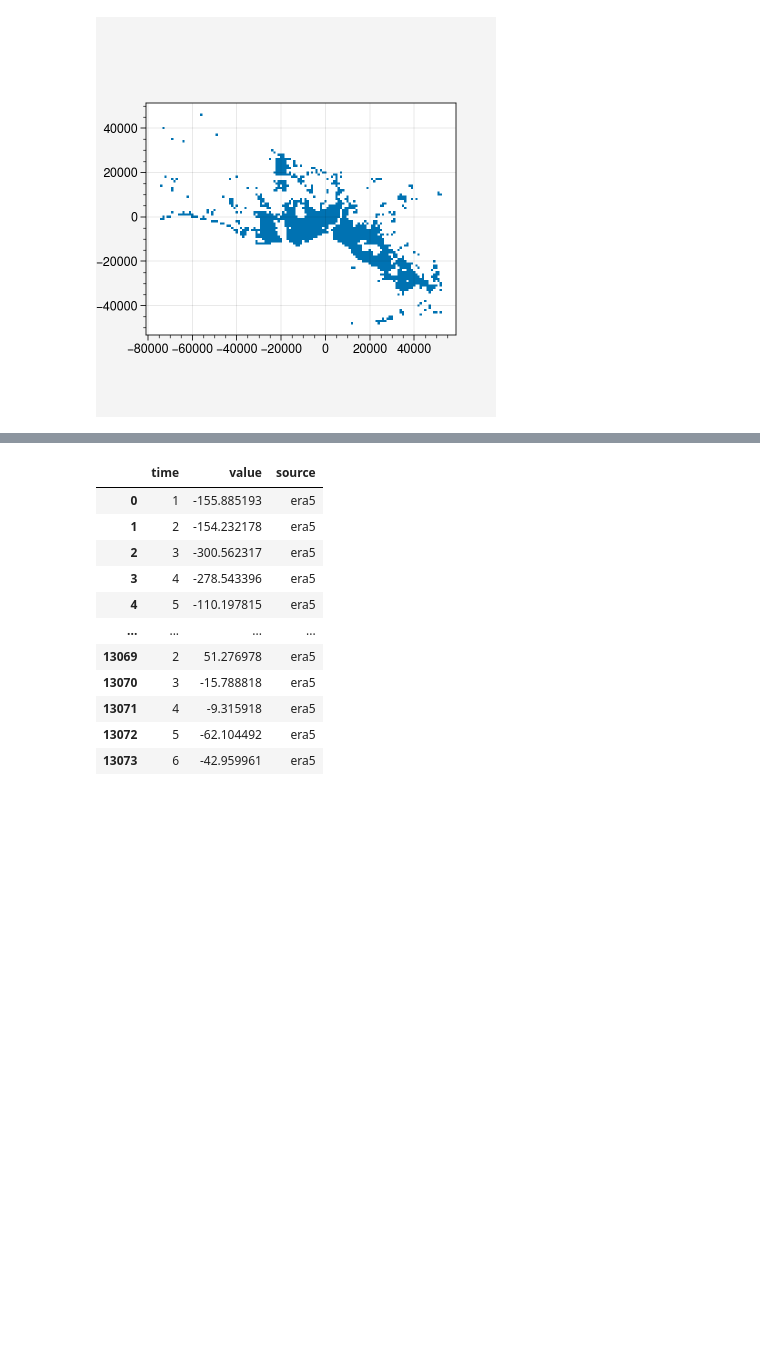
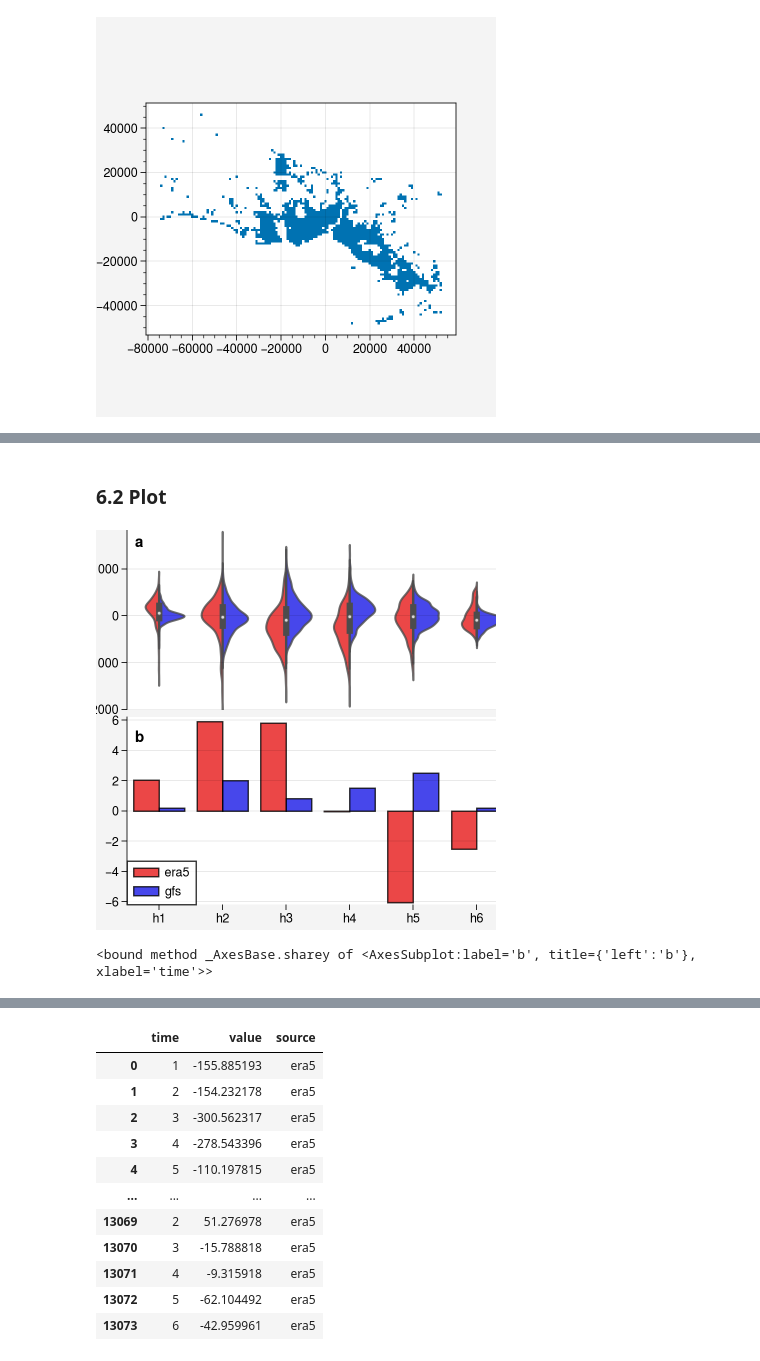
Before and after one commit to donmezkutay/Urban-Precipitation-Article-Istanbul, a Jupyter notebook: combined_IVT_difference_urban_borders.ipynb, the cells around one changed output, grey strips where cells are left out. Saved outputs shown, nothing was run; the diff lists cells and outputs as text; code cells hidden in the pictures; blank space fills up the shorter version.

```diff
--- a/combined_IVT_difference_urban_borders.ipynb
+++ b/combined_IVT_difference_urban_borders.ipynb
@@ -182,0 +234,61 @@ viol = pd.concat([viol_gfs, viol_era5], axis=0).reset_index(drop=True)
+# %% [markdown]
+### 6.2 Plot
+# %%
+fig, axes = plt.subplot_mosaic([['a'],[ 'b']],
+                              constrained_layout=True)
+for label, ax in axes.items():
+    ax.set_title(label, loc='left', fontweight='bold', fontsize='large', y=0.83, x=0.02)
+
+# violinplot
+ax1=sns.violinplot(data=viol_ivt,
+                   x='time',
+                   y='value',
+                   hue='forcing',
+                   hue_order=['era5', 'gfs'],
+                   palette=['red', 'blue'],
+                   split=True,
+                   showfliers = False,
+                   color='red',
+                   saturation=0.8,
+                   ax=axes['a']
+                )
+
+# barplot
+ax2=sns.barplot(data=viol_prcp,
+                   x='time',
+                   y='value',
+                   hue='forcing',
+                   hue_order=['era5', 'gfs'],
+                   palette=['red', 'blue'],
+                   saturation=0.8,
+                edgecolor='black',
+                alpha=0.8,
+                ax=axes['b']
+                )
+
+# options
+plt.setp(axes['a'].collections, alpha=.8)
+axes['a'].legend_.remove()
+axes['a'].set_xlabel('')
+axes['b'].set_ylabel('')
+axes['a'].set_ylabel('')
+axes['a'].set_ylim(-2000, 2000)
+axes['b'].set_ylim(-6.2, 6.2)
+axes['a'].tick_params(bottom=False, left=True)
+axes['b'].tick_params(bottom=True, left=True)
+axes['a'].minorticks_off()
+axes['b'].minorticks_off()
+sns.despine(bottom=True)
+fig.tight_layout(pad=-1.0)
+axes['b'].sharex(axes['a'])
+plt.legend(loc='lower left')
+#save figure
+plt.savefig(r'pictures/combined_ENS_barviolin_hourly.jpeg',
+            bbox_inches='tight', optimize=True,
+            progressive=True, dpi=1000)
+# %% [output]
+[figure, added]
+# %%
+axes['b'].sharey
+# %% [output]
+<bound method _AxesBase.sharey of <AxesSubplot:label='b', title={'left':'b'}, xlabel='time'>>
```
Also changed, not shown: parts of 49 cells of this notebook, 3 other files.
